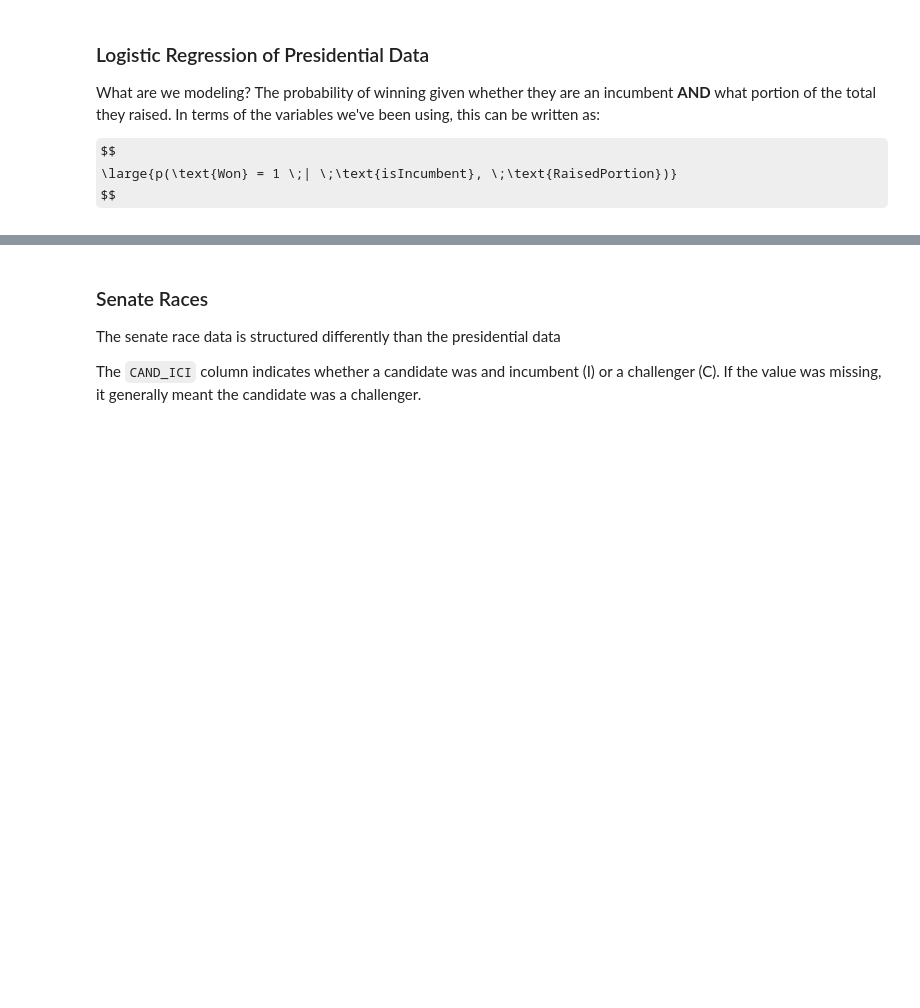
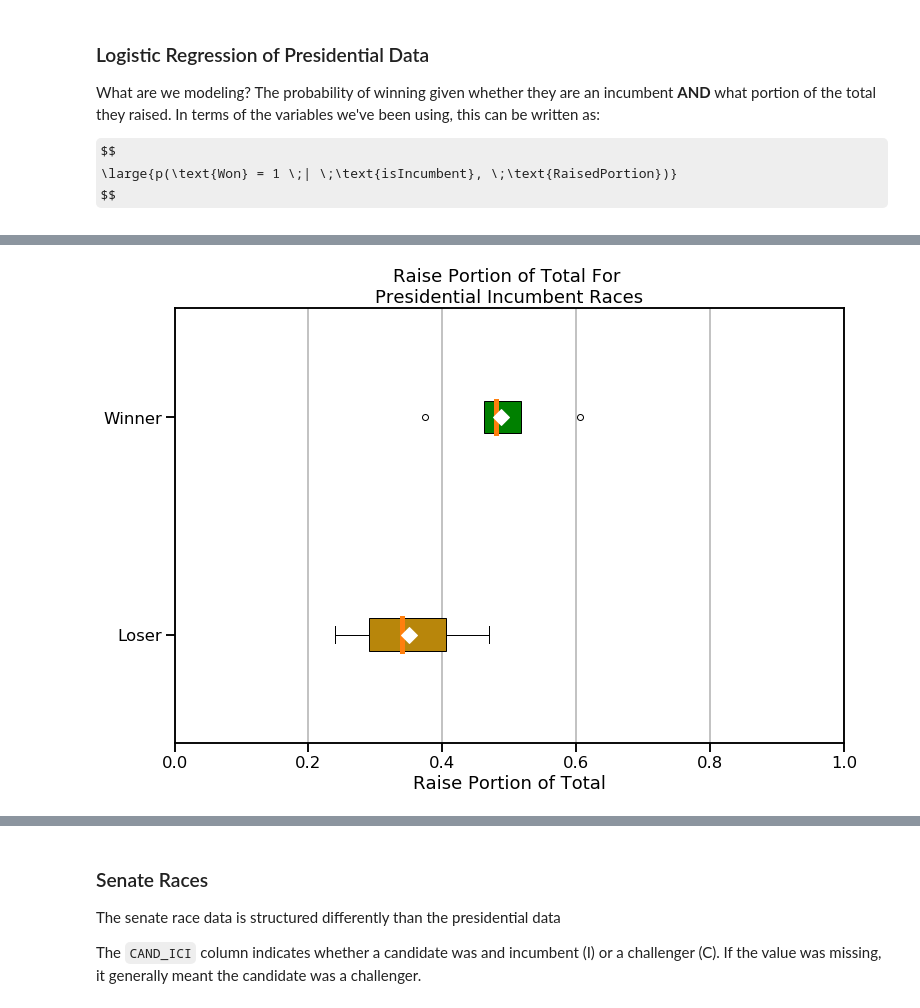
Before and after one commit to MichaelSzczepaniak/CampaignFinance, a Jupyter notebook: ExploreCampaignFinance.ipynb, the cells around one changed output, grey strips where cells are left out. Drawn from its saved outputs; the diff is of its cells as text; code cells hidden in the pictures; some formulas as TeX source; blank space fills up the shorter version.

```diff
--- a/ExploreCampaignFinance.ipynb
+++ b/ExploreCampaignFinance.ipynb
@@ -700,0 +896,29 @@ It's interesting to see what probabilities the model assigned to each race. TODO
+# %%
+fig, ax = plt.subplots(figsize=(12,8))
+
+meanpointprops = dict(marker='D', markersize=12,
+                      markeredgecolor='white',
+                      markerfacecolor='white')
+medianprops = dict(linewidth = 5)
+
+box = ax.boxplot([inc_won_0['RaisedPortion'], inc_won_1['RaisedPortion']],
+                 vert=False,
+                 patch_artist=True,  # fill with color
+                 showmeans = True,
+                 labels=['Loser', 'Winner'],
+                 medianprops=medianprops,
+                 meanprops=meanpointprops)
+
+box['boxes'][0].set_facecolor('darkgoldenrod')
+box['boxes'][1].set_facecolor('green')
+
+ax.set_xlabel('Raise Portion of Total')
+ax.set_xlim([0, 1])
+ax.set_title('Raise Portion of Total For \nPresidential Incumbent Races')
+ax.grid(axis='x')
+ax.set_axisbelow(True)
+
+
+plt.show()
+# %% [output]
+[figure, added]
```
Also changed, not shown: parts of 44 cells of this notebook.
